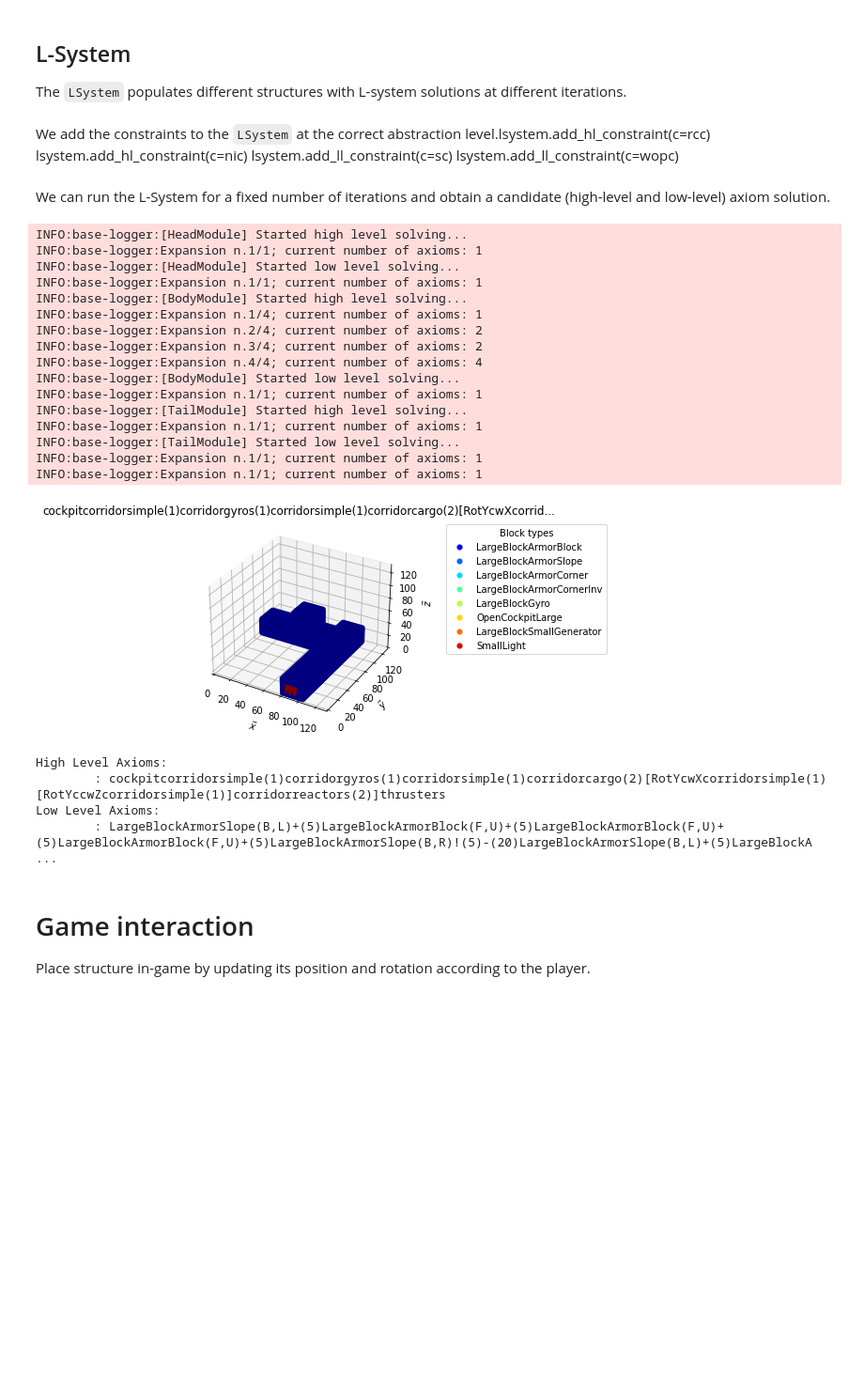
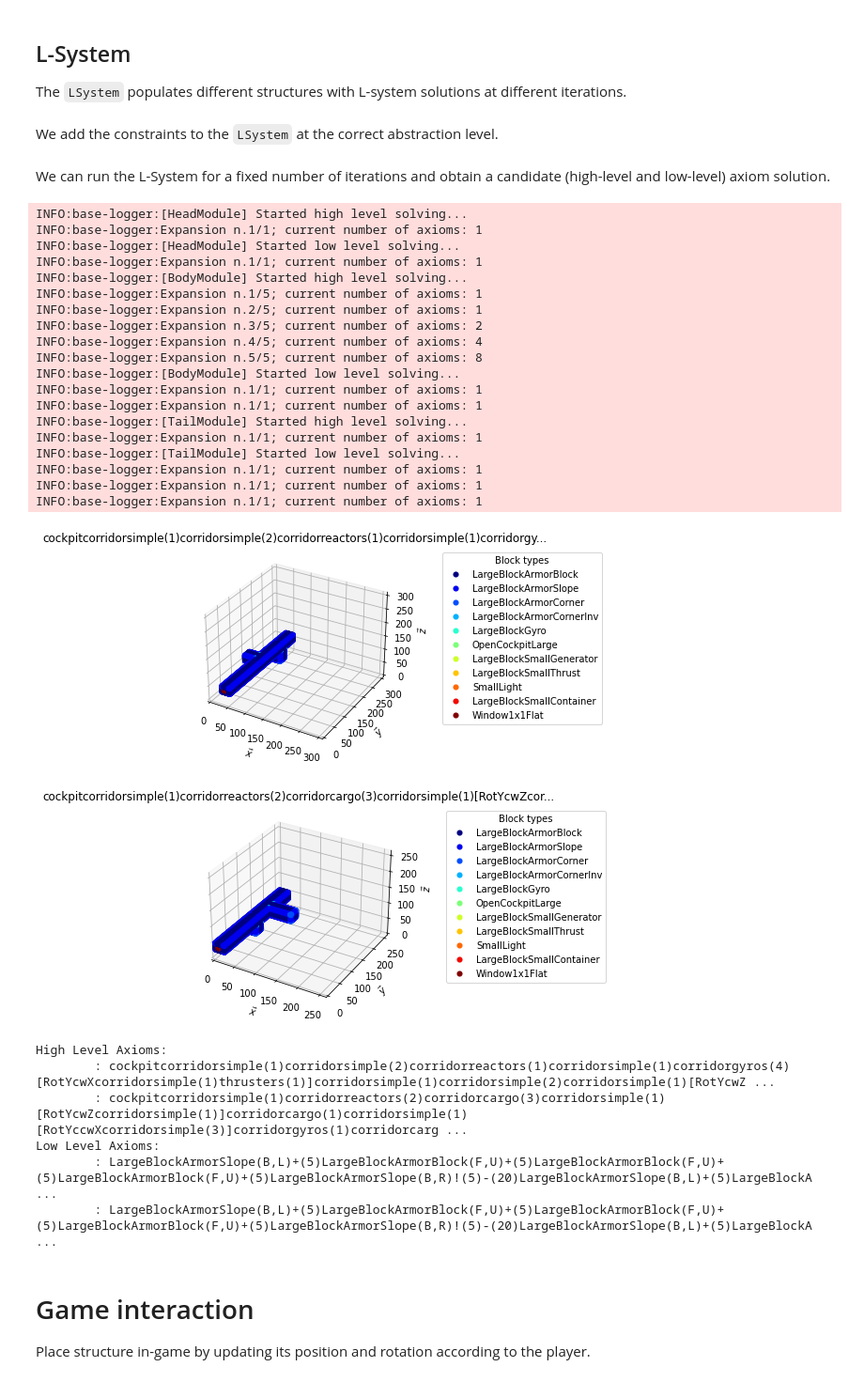
Before and after one commit to arayabrain/space-engineers-ai-spaceship-generator, a Jupyter notebook: l-system/l-system-demo.ipynb, the cells around one changed output. Shown at 94% size. Cells and saved outputs as stored; diff of their text form; code cells hidden in the pictures; blank space fills up the shorter version.

```diff
--- a/l-system/l-system-demo.ipynb
+++ b/l-system/l-system-demo.ipynb
@@ -227,10 +227,7 @@ lsystem = LSystem(
     hl_solver=hl_solver, ll_solver=ll_solver, names=['HeadModule', 'BodyModule', 'TailModule']
 )
 # %% [markdown]
-We add the constraints to the `LSystem` at the correct abstraction level.lsystem.add_hl_constraint(c=rcc)
-lsystem.add_hl_constraint(c=nic)
-lsystem.add_ll_constraint(c=sc)
-lsystem.add_ll_constraint(c=wopc)
+We add the constraints to the `LSystem` at the correct abstraction level.
 # %%
 lsystem.add_hl_constraints(cs=[
     [nic, rcc1],
@@ -248,42 +245,49 @@ We can run the L-System for a fixed number of iterations and obtain a candidate
 # %%
 structures, hl_axioms, ll_axioms = lsystem.apply_rules(
     starting_axioms=[
         'head',
         'body',
         'tail'
     ],
     iterations=[
         1,
         N_ITERATIONS,
         1
     ],
+    create_structures=True,
     make_graph=True,
 )
 
 div = '\n\t: '
 print(f'High Level Axioms:\n\t: {div.join(hl_axioms)}\nLow Level Axioms:\n\t: {div.join(ll_axioms)}')
 # %% [output]
 INFO:base-logger:[HeadModule] Started high level solving...
 INFO:base-logger:Expansion n.1/1; current number of axioms: 1
 INFO:base-logger:[HeadModule] Started low level solving...
 INFO:base-logger:Expansion n.1/1; current number of axioms: 1
 INFO:base-logger:[BodyModule] Started high level solving...
-INFO:base-logger:Expansion n.1/4; current number of axioms: 1
-INFO:base-logger:Expansion n.2/4; current number of axioms: 2
-INFO:base-logger:Expansion n.3/4; current number of axioms: 2
-INFO:base-logger:Expansion n.4/4; current number of axioms: 4
+INFO:base-logger:Expansion n.1/5; current number of axioms: 1
+INFO:base-logger:Expansion n.2/5; current number of axioms: 1
+INFO:base-logger:Expansion n.3/5; current number of axioms: 2
+INFO:base-logger:Expansion n.4/5; current number of axioms: 4
+INFO:base-logger:Expansion n.5/5; current number of axioms: 8
 INFO:base-logger:[BodyModule] Started low level solving...
+INFO:base-logger:Expansion n.1/1; current number of axioms: 1
 INFO:base-logger:Expansion n.1/1; current number of axioms: 1
 INFO:base-logger:[TailModule] Started high level solving...
 INFO:base-logger:Expansion n.1/1; current number of axioms: 1
 INFO:base-logger:[TailModule] Started low level solving...
 INFO:base-logger:Expansion n.1/1; current number of axioms: 1
 INFO:base-logger:Expansion n.1/1; current number of axioms: 1
+INFO:base-logger:Expansion n.1/1; current number of axioms: 1
-[figure, old version]
+[figure, new version]
+[figure, added]
 High Level Axioms:
-        : cockpitcorridorsimple(1)corridorgyros(1)corridorsimple(1)corridorcargo(2)[RotYcwXcorridorsimple(1)[RotYccwZcorridorsimple(1)]corridorreactors(2)]thrusters
+        : cockpitcorridorsimple(1)corridorsimple(2)corridorreactors(1)corridorsimple(1)corridorgyros(4)[RotYcwXcorridorsimple(1)thrusters(1)]corridorsimple(1)corridorsimple(2)corridorsimple(1)[RotYcwZ ...
+        : cockpitcorridorsimple(1)corridorreactors(2)corridorcargo(3)corridorsimple(1)[RotYcwZcorridorsimple(1)]corridorcargo(1)corridorsimple(1)[RotYccwXcorridorsimple(3)]corridorgyros(1)corridorcarg ...
 Low Level Axioms:
         : LargeBlockArmorSlope(B,L)+(5)LargeBlockArmorBlock(F,U)+(5)LargeBlockArmorBlock(F,U)+(5)LargeBlockArmorBlock(F,U)+(5)LargeBlockArmorSlope(B,R)!(5)-(20)LargeBlockArmorSlope(B,L)+(5)LargeBlockA ...
+        : LargeBlockArmorSlope(B,L)+(5)LargeBlockArmorBlock(F,U)+(5)LargeBlockArmorBlock(F,U)+(5)LargeBlockArmorBlock(F,U)+(5)LargeBlockArmorSlope(B,R)!(5)-(20)LargeBlockArmorSlope(B,L)+(5)LargeBlockA ...
 # %% [markdown]
 # Game interaction
 
```
Also changed, not shown: parts of 1 cell of this notebook, 4 other files.
